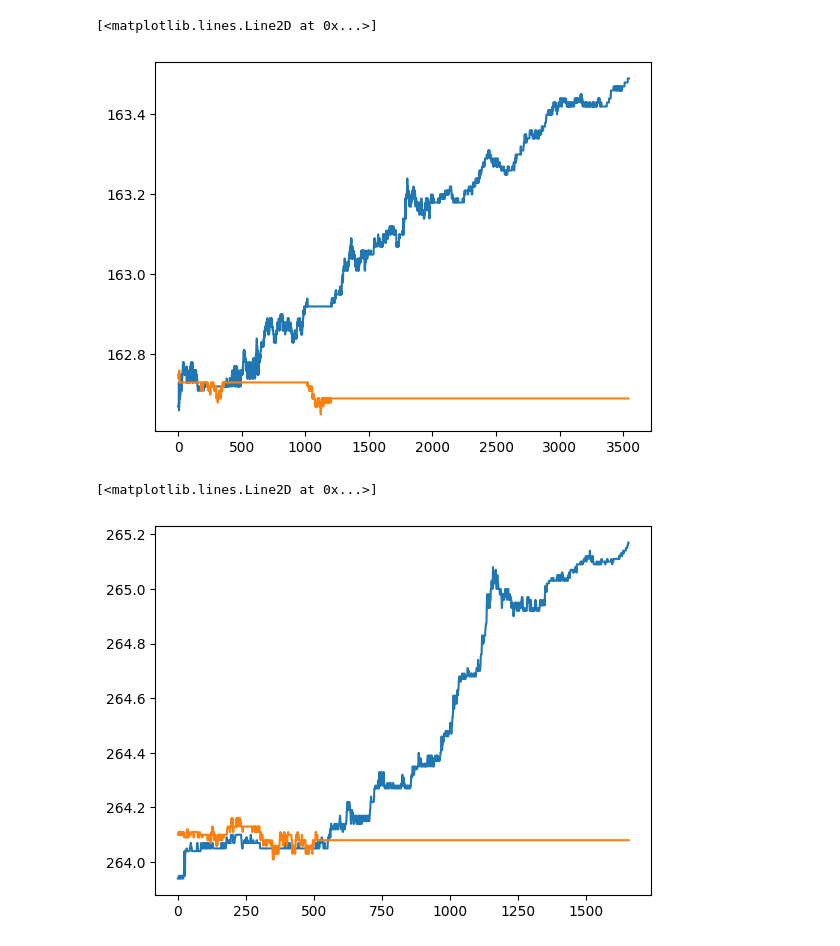
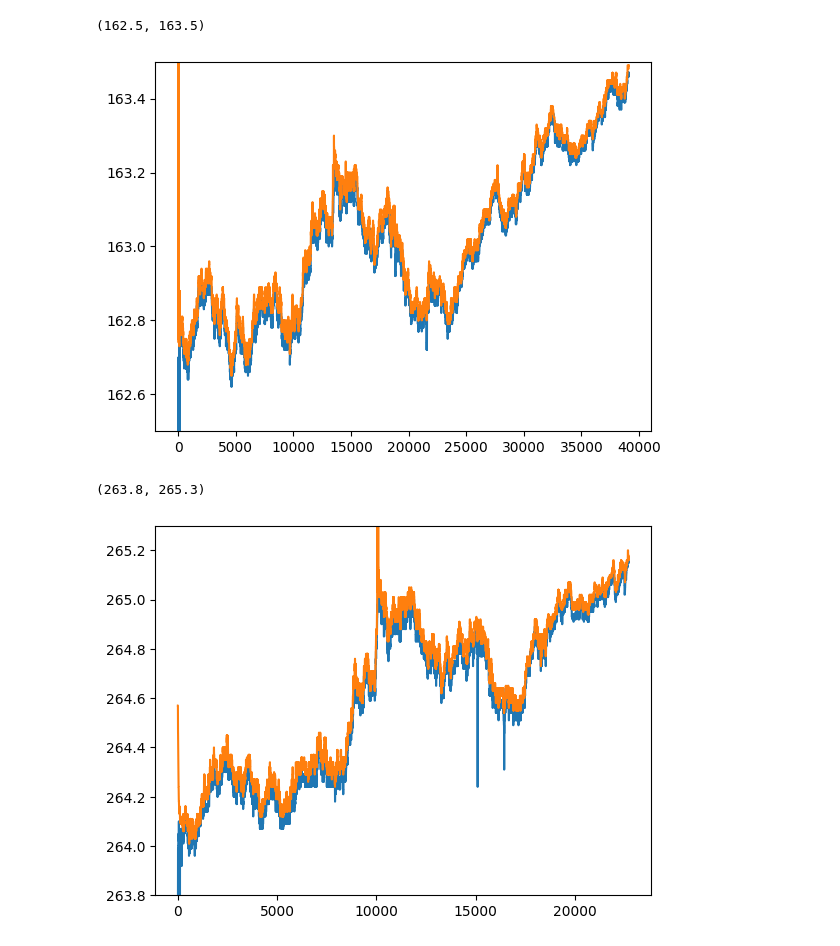
Before and after one commit to DaanPosthuma/lob, a Jupyter notebook: notebooks/diagnostics.ipynb, the cells around one changed output. Cells and saved outputs as stored; diff of their text form; code cells hidden in the pictures.

```diff
--- a/notebooks/diagnostics.ipynb
+++ b/notebooks/diagnostics.ipynb
@@ -28,13 +28,15 @@ plt.show()
 # %%
-plt.plot(diagnostics['ST_QQQ']['bids'][100:])
-plt.plot(diagnostics['ST_QQQ']['asks'][100:])
+plt.plot(diagnostics['ST_QQQ']['bids'])
+plt.plot(diagnostics['ST_QQQ']['asks'])
+plt.ylim((162.5, 163.5))
 # %% [output]
-[<matplotlib.lines.Line2D at 0x...>]
+(162.5, 163.5)
-[figure, old version]
+[figure, new version]
 # %%
-plt.plot(diagnostics['MT_SPY']['bids'][100:])
-plt.plot(diagnostics['MT_SPY']['asks'][100:])
+plt.plot(diagnostics['MT_SPY']['bids'])
+plt.plot(diagnostics['MT_SPY']['asks'])
+plt.ylim((263.8, 265.3))
 # %% [output]
-[<matplotlib.lines.Line2D at 0x...>]
+(263.8, 265.3)
-[figure, old version]
+[figure, new version]
 # %%
```
Also changed, not shown: parts of 3 cells of this notebook, 11 other files.
